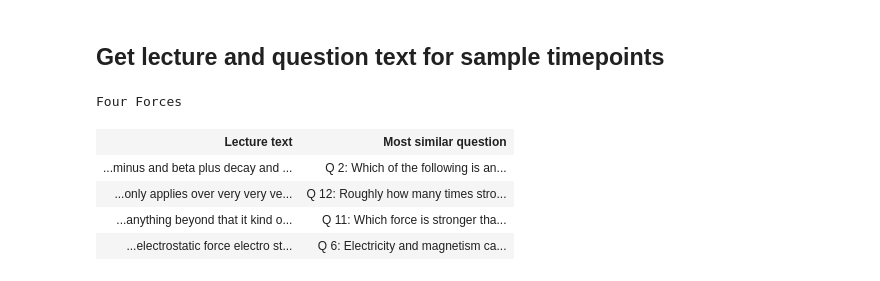
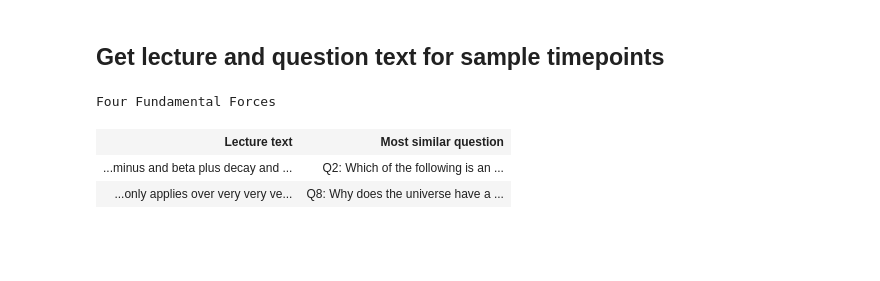
Before and after one commit to ContextLab/efficient-learning-khan, a Jupyter notebook: code/notebooks/3_lecture-question-timeseries-figs.ipynb, the cells around one changed output. Cells and saved outputs as stored; diff of their text form; code cells hidden in the pictures; blank space fills up the shorter version.

Commit message:
add span lines to timeseries fig, remove least similar question text, other code cleanup

```diff
--- a/code/notebooks/3_lecture-question-timeseries-figs.ipynb
+++ b/code/notebooks/3_lecture-question-timeseries-figs.ipynb
@@ -38,4 +32,6 @@ bos_text = exp.bos_transcript.splitlines()
 # %%
+cmap = sns.color_palette('rocket', as_cmap=True)
+
 gridspec_kws = {
     'wspace': 0.1,
     'hspace': 0.3,
@@ -147 +195,14 @@ bos_low = [102, 430]
+# %%
+# some sample timepoints to compare lecture & question content
+forces_tpts = [117, 537]
+bos_tpts = [167, 455]
+
+forces_qcorrs = 1 - cdist(exp.forces_traj, forces_qs, 'correlation')
+bos_qcorrs = 1 - cdist(exp.bos_traj, bos_qs, 'correlation')
+
+palette = sns.hls_palette(15, h=.3)
+
+# color each sample timepoint's marker to match the most similar question
+forces_tpt_colors = np.array(palette.as_hex())[forces_qcorrs[forces_tpts].argmax(axis=1)]
+bos_tpt_colors = np.array(palette.as_hex())[bos_qcorrs[bos_tpts].argmax(axis=1)]
 # %%
@@ -190,37 +298,35 @@ plt.show()
 ## Get lecture and question text for sample timepoints
 # %%
 forces_text_samples = []
-for tpt in forces_high + forces_low:
+for tpt in forces_tpts:
     lecture_text = exp.get_timepoint_text('forces', tpt)
     top_q = np.argmax(forces_qcorrs[tpt]) + 1
     q_text = exp.questions.loc[top_q, 'question']
 
     forces_text_samples.append(f'...{lecture_text}...')
-    forces_text_samples.append({f'Q {top_q}': f'<br>{q_text}'})
+    forces_text_samples.append({f'Q{top_q}': f'<br>{q_text}'})
 
 
 bos_text_samples = []
-for tpt in bos_high + bos_low:
+for tpt in bos_tpts:
     lecture_text = exp.get_timepoint_text('bos', tpt)
     top_q = np.argmax(bos_qcorrs[tpt]) + 16
     q_text = exp.questions.loc[top_q, 'question']
 
     bos_text_samples.append(f'...{lecture_text}...')
-    bos_text_samples.append({f'Q {top_q}': f'<br>{q_text}'})
+    bos_text_samples.append({f'Q{top_q}': f'<br>{q_text}'})
 # %%
 multicol_display(*forces_text_samples,
                  ncols=2,
-                 caption='Four Forces',
+                 caption='Four Fundamental Forces',
                  col_headers=('Lecture text', 'Most similar question'),
                  header_css={'text-align': 'center'},
                  cell_css={'text-align': 'center', 'font-size': '14px'})
 # %% [output]
-Four Forces
+Four Fundamental Forces
 | Lecture text | Most similar question |
-| ...minus and beta plus decay and ... | Q 2: Which of the following is an... |
-| ...only applies over very very ve... | Q 12: Roughly how many times stro... |
-| ...anything beyond that it kind o... | Q 11: Which force is stronger tha... |
-| ...electrostatic force electro st... | Q 6: Electricity and magnetism ca... |
+| ...minus and beta plus decay and ... | Q2: Which of the following is an ... |
+| ...only applies over very very ve... | Q8: Why does the universe have a ... |
 # %%
 multicol_display(*bos_text_samples,
                  ncols=2,
```
Also changed, not shown: parts of 11 cells of this notebook.
